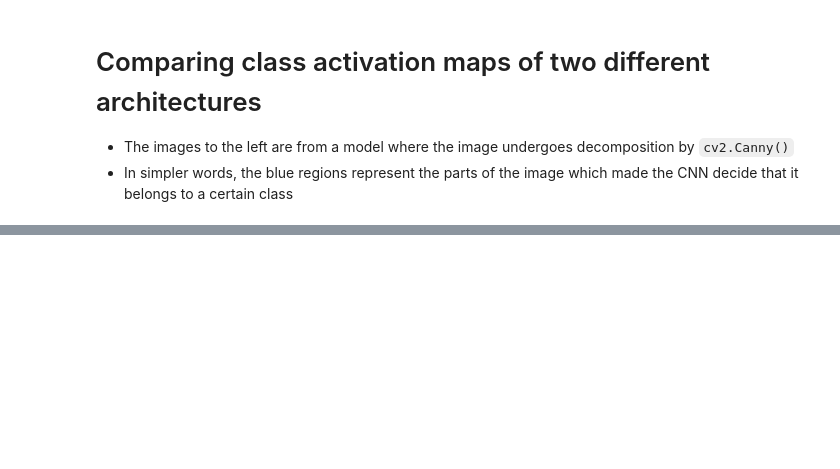
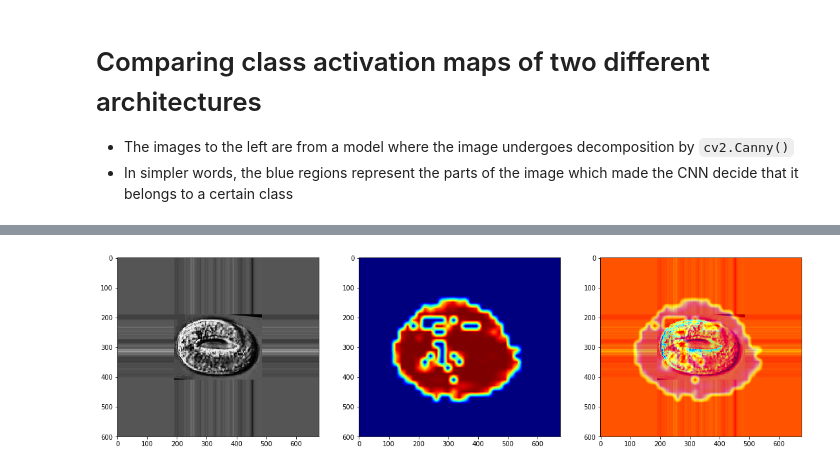
Before and after one commit to Mayukhdeb/adventures-with-augmentation, a Jupyter notebook: visualise_cnn_layers.ipynb, the cells around one changed output, grey strips where cells are left out. Cells and saved outputs as stored; diff of their text form; code cells hidden in the pictures; blank space fills up the shorter version.

```diff
--- a/visualise_cnn_layers.ipynb
+++ b/visualise_cnn_layers.ipynb
@@ -311,0 +323,42 @@ for i in range(4):
+# %%
+def generate_heatmap(input_tensor, model, kernel_size, stride, thresh_prob):
+    image = input_tensor
+    width, height = image.shape[-2], image.shape[-1]
+    #setting the output image width and height
+    output_height = int(np.ceil((height-kernel_size)/stride))
+    output_width = int(np.ceil((width-kernel_size)/stride))
+    #create a white image of sizes we defined
+    heatmap = torch.zeros((output_width, output_height))
+    for h in range(0, height):
+        for w in range(0, width):
+            h_start = h*stride
+            w_start = w*stride
+            h_end = min(height, h_start + kernel_size)
+            w_end = min(width, w_start + kernel_size)
+            if (w_end) >= width or (h_end) >= height:
+                continue
+            input_image = image.clone().detach()
+            #replacing all the pixel information in the image with occ_pixel(grey) in the specified location
+            sweet_slice = cv2.resize(input_image[:, :, w_start:w_end, h_start:h_end].squeeze(0).squeeze(0).numpy(), (120,90))
+            sweet_tensor =  torch.from_numpy(sweet_slice).unsqueeze(0).unsqueeze(0)
+            output = model(sweet_tensor).flatten()
+            output = torch.softmax(output, dim = 0)[label].item()
+            if  1- output > thresh_prob:
+                heatmap[w,h] = 1 -  output
+            else:
+                heatmap[w,h] =  0
+    return heatmap.detach().numpy()
+# %%
+def detect_cell_heatmap(model, image_path, kernel_size, stride, label, threshold_prob):
+
+    im = cv2.imread(image_path, cv2.IMREAD_GRAYSCALE)
+    input_tensor = torch.from_numpy(im).unsqueeze(0).unsqueeze(0).float()  ## tensor ready to be fed to nn
+    heatmap = generate_heatmap(input_tensor, model, kernel_size, stride, threshold_prob)
+    heatmap = cv2.resize(heatmap, im.shape[::-1])
+    plt.imsave("heatmap.png", heatmap)
+    fin = cv2.addWeighted(cv2.imread(image_path), 0.9,cv2.imread("heatmap.png"),0.5, 0)
+#     heatmap = cv2.Canny(cv2.imread("heatmap.png",  cv2.IMREAD_GRAYSCALE),100,10)
+    f , axarr = plt.subplots(1,3)
+    axarr[0].imshow(im, cmap = "gray")
+    axarr[1].imshow(heatmap)
+    axarr[2].imshow(fin)
@@ -311,0 +369,5 @@ for i in range(4):
+# %%
+rcParams['figure.figsize'] = 19, 12
+detect_cell_heatmap(model = cellnet_2, image_path = "fold_big.png", kernel_size = 120, stride = 16, label = 2, threshold_prob =0.5)
+# %% [output]
+[figure, added]
```
Also changed, not shown: parts of 9 cells of this notebook.
